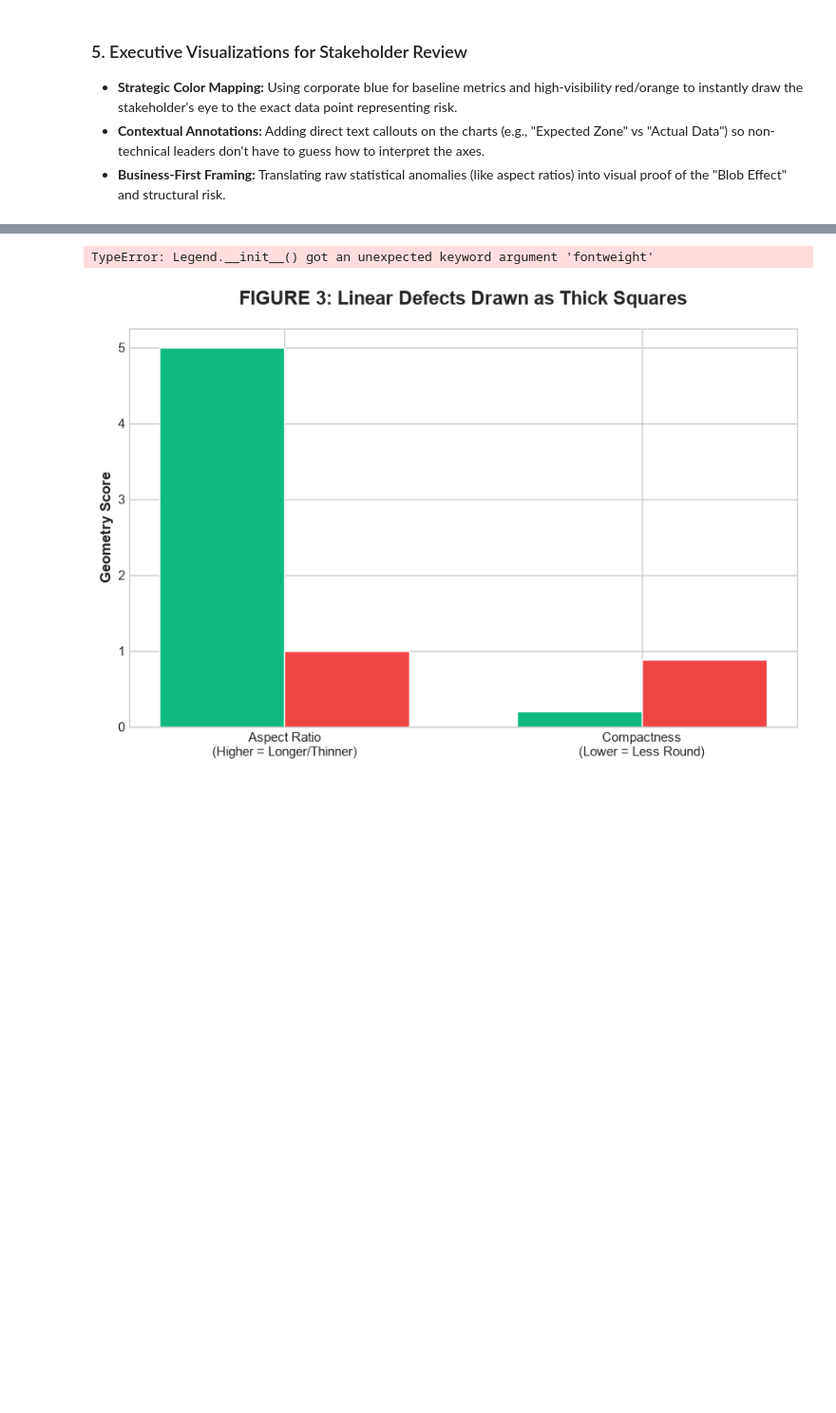
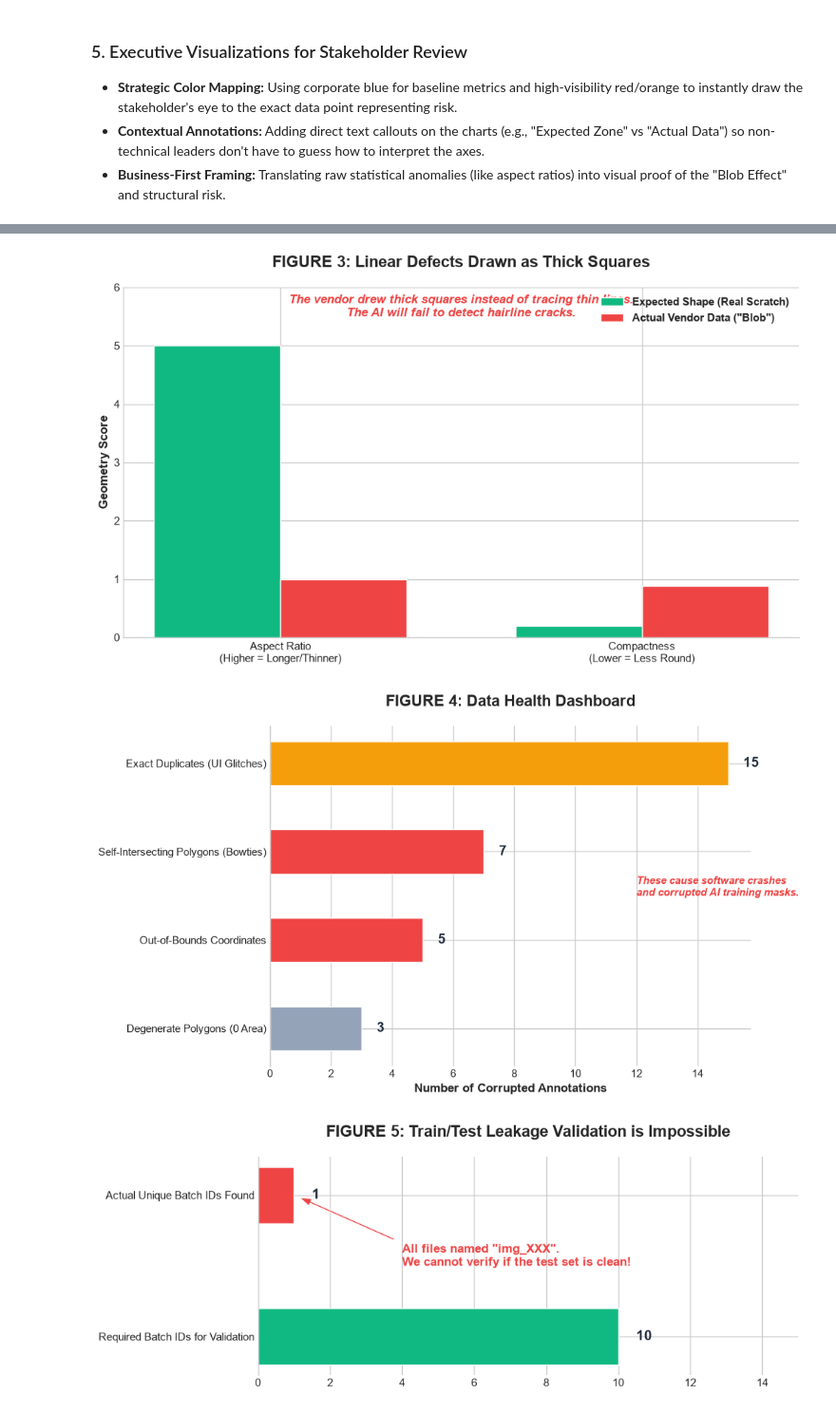
Before and after one commit to hydropython/-ml-clean-project, a Jupyter notebook: Part 2 –_Data_Quality_ Assessment.ipynb, the cells around one changed output, grey strips where cells are left out. Shown at 95% size. Cells and saved outputs as stored; diff of their text form; code cells hidden in the pictures; blank space fills up the shorter version.

```diff
--- a/Part 2 –_Data_Quality_ Assessment.ipynb
+++ b/Part 2 –_Data_Quality_ Assessment.ipynb
@@ -286,7 +286,10 @@ ax3.set_ylabel('Geometry Score', fontweight='bold')
 ax3.set_title('FIGURE 3: Linear Defects Drawn as Thick Squares', pad=20)
 ax3.set_xticks(x)
 ax3.set_xticklabels(metrics)
-ax3.legend(loc='upper right', frameon=False, fontweight='bold')
+
+# FIX: Use 'prop' dictionary for legend font styling
+ax3.legend(loc='upper right', frameon=False, prop={'weight': 'bold'})
+
 ax3.set_ylim(0, 6)
 
 ax3.text(0.5, 5.5, 'The vendor drew thick squares instead of tracing thin lines.\nThe AI will fail to detect hairline cracks.',
@@ -333,32 +336,33 @@ plt.show()
 fig5, ax5 = plt.subplots(figsize=(10, 4))
 fig5.patch.set_facecolor('white')
 
 # Create a progress bar style chart
 categories = ['Required Batch IDs for Validation', 'Actual Unique Batch IDs Found']
 values = [10, 1] # 10 is arbitrary "good" baseline, 1 is actual
 colors = [COLOR_GREEN, COLOR_RED]
 
 bars = ax5.barh(categories, values, color=colors, height=0.4, edgecolor='white')
 ax5.set_xlim(0, 15)
 ax5.set_title('FIGURE 5: Train/Test Leakage Validation is Impossible', pad=20)
 
 for bar, val in zip(bars, values):
     ax5.text(bar.get_width() + 0.5, bar.get_y() + bar.get_height()/2, str(val),
              va='center', fontweight='bold', fontsize=14, color=COLOR_DARK)
 
 ax5.annotate('All files named "img_XXX".\nWe cannot verify if the test set is clean!',
              xy=(1, 1), xytext=(4, 0.5),
              arrowprops=dict(facecolor=COLOR_RED, shrink=0.05, width=2, headwidth=8),
              fontsize=12, color=COLOR_RED, fontweight='bold')
 
 ax5.spines['top'].set_visible(False)
 ax5.spines['right'].set_visible(False)
 ax5.spines['bottom'].set_visible(False)
 
 plt.tight_layout()
 plt.show()
 # %% [output]
 [figure]
 [figure]
-TypeError: Legend.__init__() got an unexpected keyword argument 'fontweight'
-[figure, old version]
+[figure, new version]
+[figure, added]
+[figure, added]
```
Also changed, not shown: parts of 1 cell of this notebook, 1 other file.
